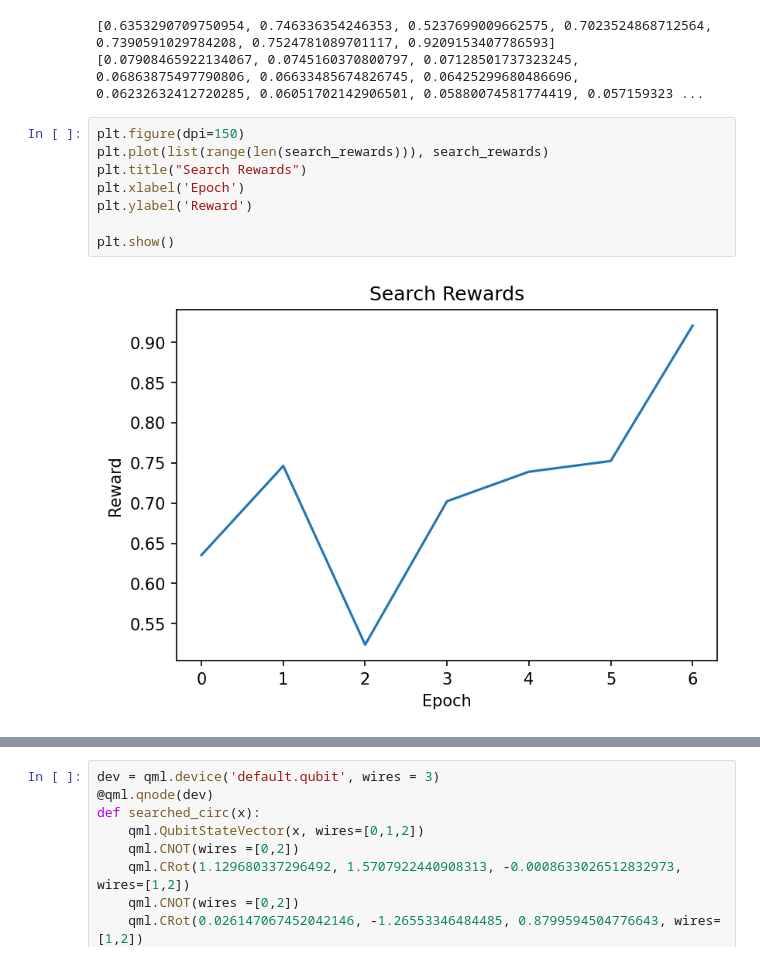
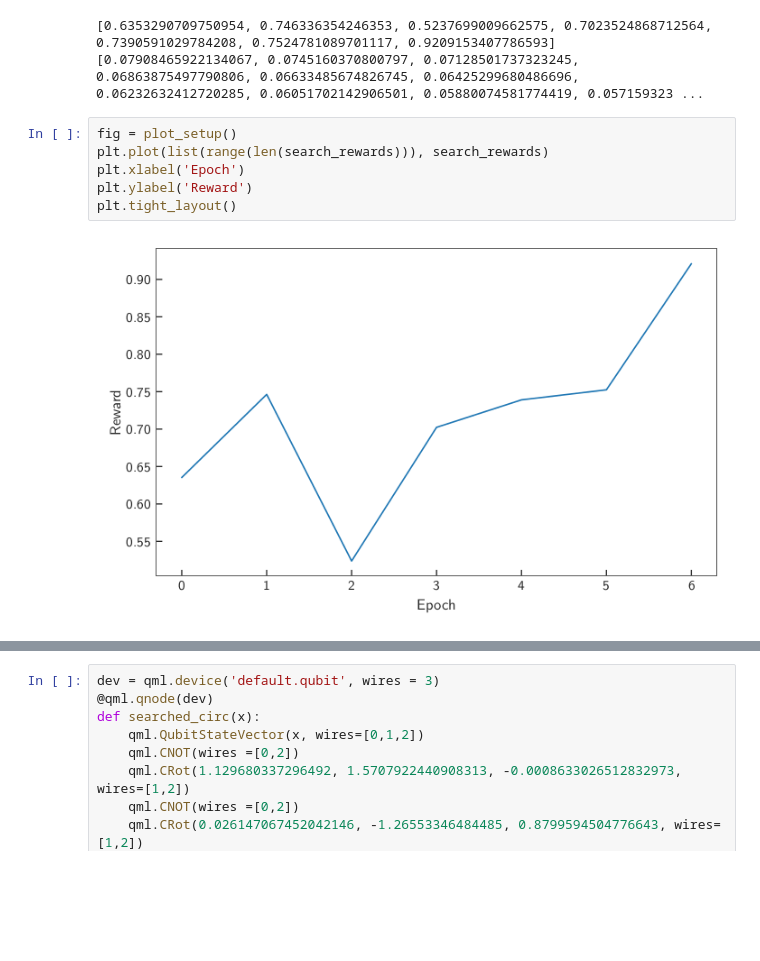
Before and after one commit to peiyong-addwater/QAS, a Jupyter notebook: result_analysis_toffoli.ipynb, the cells around one changed output, grey strips where cells are left out. Saved outputs shown, nothing was run; the diff lists cells and outputs as text; blank space fills up the shorter version.

```diff
--- a/result_analysis_toffoli.ipynb
+++ b/result_analysis_toffoli.ipynb
@@ -36,13 +227,11 @@ print(fine_tune_loss_after_search)
 [0.6353290709750954, 0.746336354246353, 0.5237699009662575, 0.7023524868712564, 0.7390591029784208, 0.7524781089701117, 0.9209153407786593]
 [0.07908465922134067, 0.0745160370800797, 0.07128501737323245, 0.06863875497790806, 0.06633485674826745, 0.06425299680486696, 0.06232632412720285, 0.06051702142906501, 0.05880074581774419, 0.057159323 ...
 # %%
-plt.figure(dpi=150)
+fig = plot_setup()
 plt.plot(list(range(len(search_rewards))), search_rewards)
-plt.title("Search Rewards")
 plt.xlabel('Epoch')
 plt.ylabel('Reward')
-
-plt.show()
+plt.tight_layout()
 # %% [output]
-[figure, old version]
+[figure, new version]
 # %%
```
Also changed, not shown: parts of 6 cells of this notebook, 44 other files.
